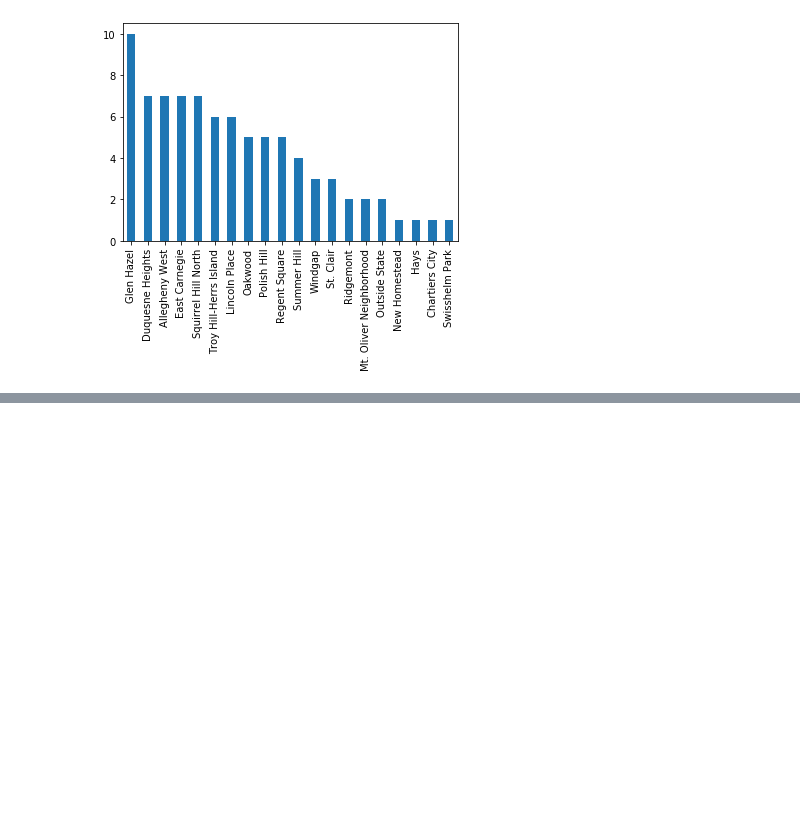
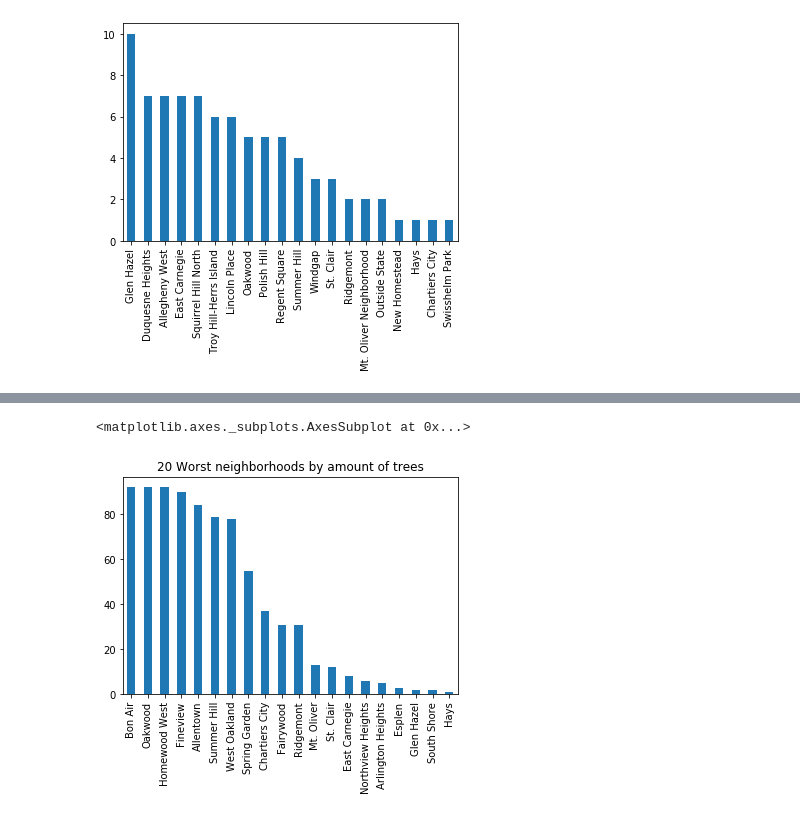
Before and after one commit to lao42/cmpinf0010-final-group6, a Jupyter notebook: Presentation.ipynb, the cells around one changed output, grey strips where cells are left out. Cells and saved outputs as stored; diff of their text form; code cells hidden in the pictures; blank space fills up the shorter version.

```diff
--- a/Presentation.ipynb
+++ b/Presentation.ipynb
@@ -106,0 +72,3 @@ When we average out these values, the neighborhoods with the highest value end u
+# %%
+trees = pd.read_csv("trees.csv")
+trees.head()
@@ -106,0 +112,8 @@ When we average out these values, the neighborhoods with the highest value end u
+# %%
+
+
+plt.title("20 Worst neighborhoods by amount of trees")
+trees['neighborhood'].value_counts().tail(20).plot(kind="bar")
+# %% [output]
+<matplotlib.axes._subplots.AxesSubplot at 0x...>
+[figure, added]
```
Also changed, not shown: parts of 30 cells of this notebook, 3 other files.
